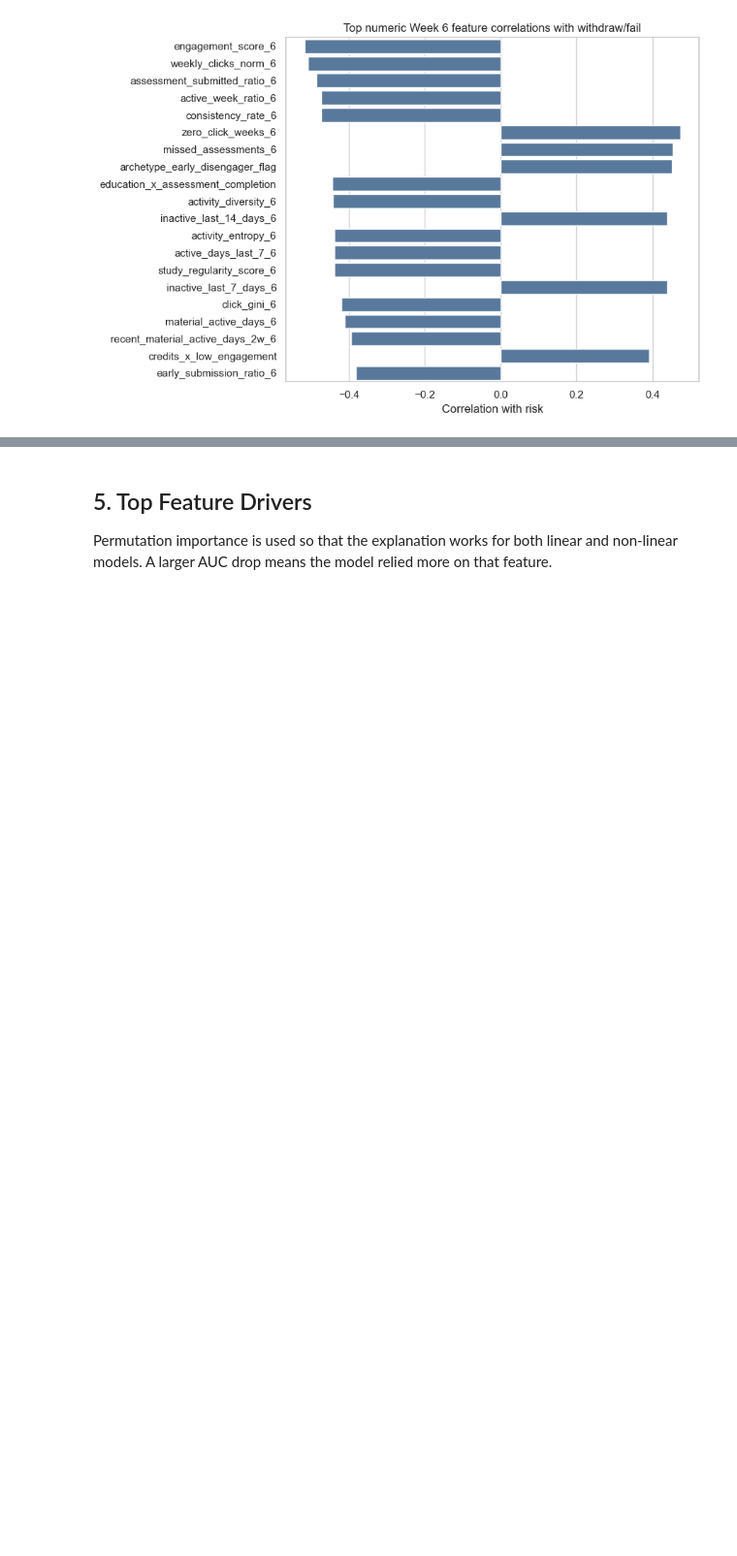
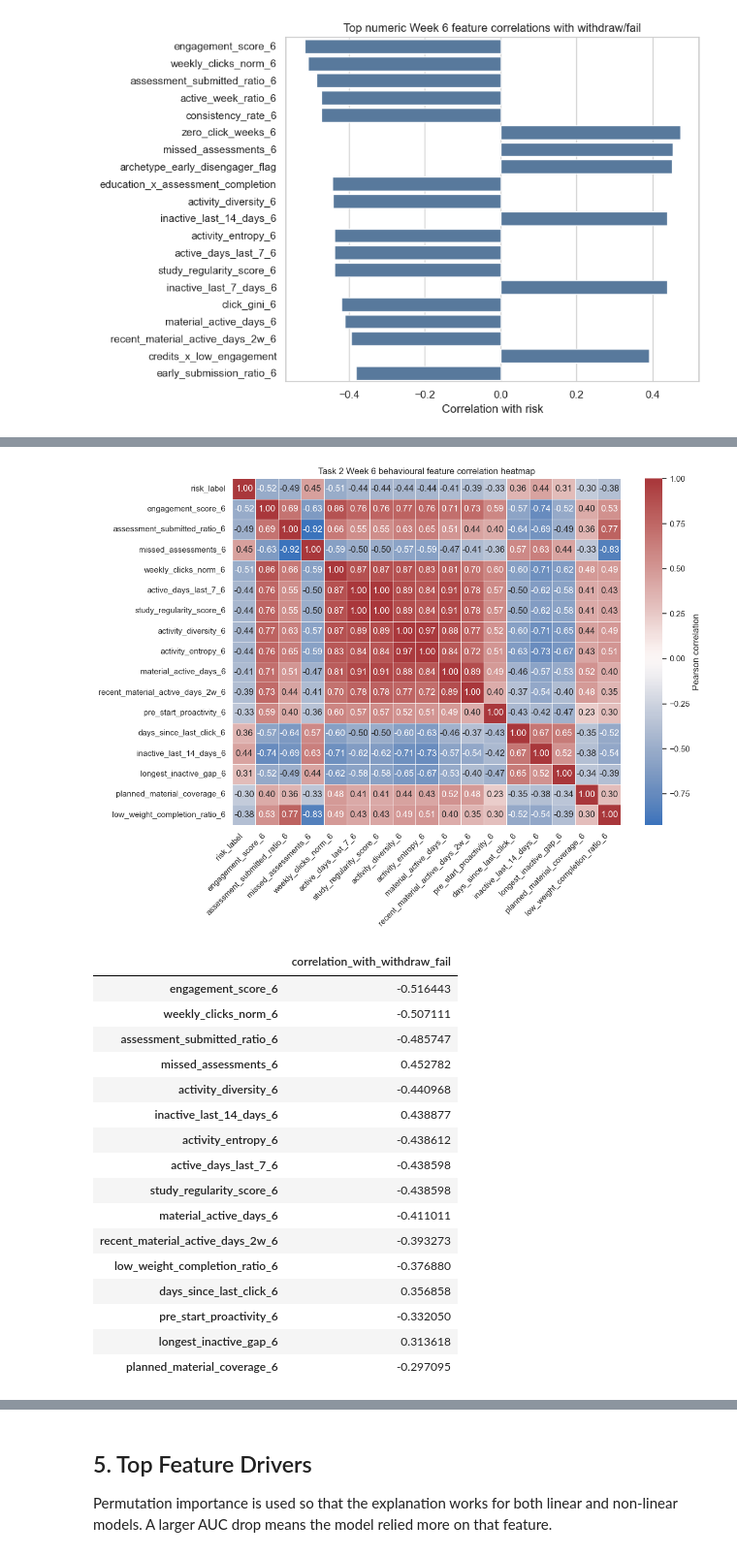
Before and after one commit to gsharsh/studords, a Jupyter notebook: notebooks/02_disengagement_model.ipynb, the cells around one changed output, grey strips where cells are left out. Shown at 97% size. Cells and saved outputs as stored; diff of their text form; code cells hidden in the pictures; blank space fills up the shorter version.

```diff
--- a/notebooks/02_disengagement_model.ipynb
+++ b/notebooks/02_disengagement_model.ipynb
@@ -175 +179,61 @@ plt.tight_layout()
+# %%
+behavioral_heatmap_features = [
+    "risk_label",
+    "engagement_score_6",
+    "assessment_submitted_ratio_6",
+    "missed_assessments_6",
+    "weekly_clicks_norm_6",
+    "active_days_last_7_6",
+    "study_regularity_score_6",
+    "activity_diversity_6",
+    "activity_entropy_6",
+    "material_active_days_6",
+    "recent_material_active_days_2w_6",
+    "pre_start_proactivity_6",
+    "days_since_last_click_6",
+    "inactive_last_14_days_6",
+    "longest_inactive_gap_6",
+    "planned_material_coverage_6",
+    "low_weight_completion_ratio_6",
+]
+behavioral_heatmap_features = [c for c in behavioral_heatmap_features if c in model_df.columns]
+heatmap_corr = model_df[behavioral_heatmap_features].corr(numeric_only=True)
+
+plt.figure(figsize=(12, 9))
+sns.heatmap(
+    heatmap_corr,
+    cmap="vlag",
+    center=0,
+    annot=True,
+    fmt=".2f",
+    linewidths=0.4,
+    cbar_kws={"label": "Pearson correlation"},
+)
+plt.title("Task 2 Week 6 behavioural feature correlation heatmap")
+plt.xticks(rotation=45, ha="right")
+plt.yticks(rotation=0)
+plt.tight_layout()
+plt.savefig(OUT_DIR.parent / "reports" / "figures" / "task2_behavioral_correlation_heatmap.png", dpi=160)
+plt.show()
+
+heatmap_corr["risk_label"].drop("risk_label").sort_values(key=lambda s: s.abs(), ascending=False).to_frame("correlation_with_withdraw_fail")
+# %% [output]
+[figure, added]
+|  | correlation_with_withdraw_fail |
+| engagement_score_6 | -0.516443 |
+| weekly_clicks_norm_6 | -0.507111 |
+| assessment_submitted_ratio_6 | -0.485747 |
+| missed_assessments_6 | 0.452782 |
+| activity_diversity_6 | -0.440968 |
+| inactive_last_14_days_6 | 0.438877 |
+| activity_entropy_6 | -0.438612 |
+| active_days_last_7_6 | -0.438598 |
+| study_regularity_score_6 | -0.438598 |
+| material_active_days_6 | -0.411011 |
+| recent_material_active_days_2w_6 | -0.393273 |
+| low_weight_completion_ratio_6 | -0.376880 |
+| days_since_last_click_6 | 0.356858 |
+| pre_start_proactivity_6 | -0.332050 |
+| longest_inactive_gap_6 | 0.313618 |
+| planned_material_coverage_6 | -0.297095 |
 # %% [markdown]
```
Also changed, not shown: parts of 13 cells of this notebook, 15 other files.
